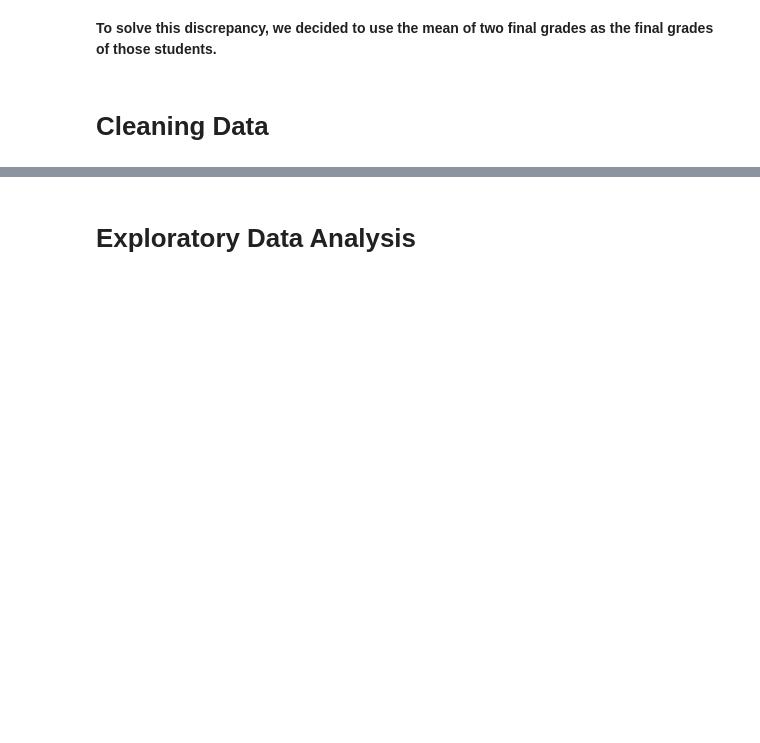
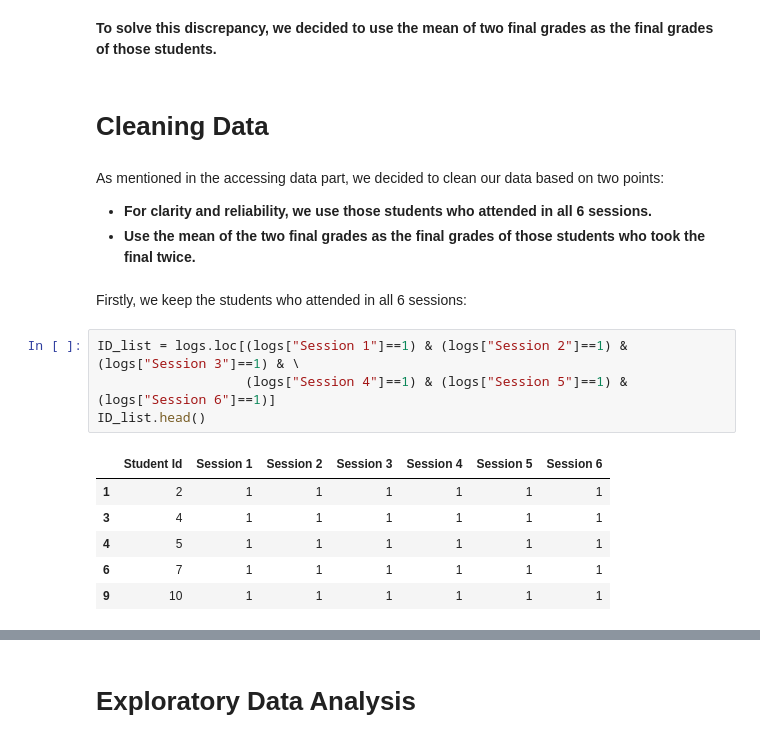
Before and after one commit to ZhenghaoXiao32/educational-process-mining, a Jupyter notebook: educational_process_mining.ipynb, the cells around one changed output, grey strips where cells are left out. Saved outputs shown, nothing was run; the diff lists cells and outputs as text; blank space fills up the shorter version.

```diff
--- a/educational_process_mining.ipynb
+++ b/educational_process_mining.ipynb
@@ -252,3 +252,21 @@ common_member(attend_1st_id, attend_2nd_id)
 **To solve this discrepancy, we decided to use the mean of two final grades as the final grades of those students.**
 # %% [markdown]
 # Cleaning Data
+# %% [markdown]
+As mentioned in the accessing data part, we decided to clean our data based on two points:
+
+* **For clarity and reliability, we use those students who attended in all 6 sessions.**
+* **Use the mean of the two final grades as the final grades of those students who took the final twice.**
+# %% [markdown]
+Firstly, we keep the students who attended in all 6 sessions:
+# %%
+ID_list = logs.loc[(logs["Session 1"]==1) & (logs["Session 2"]==1) & (logs["Session 3"]==1) & \
+                   (logs["Session 4"]==1) & (logs["Session 5"]==1) & (logs["Session 6"]==1)]
+ID_list.head()
+# %% [output]
+|  | Student Id | Session 1 | Session 2 | Session 3 | Session 4 | Session 5 | Session 6 |
+| 1 | 2 | 1 | 1 | 1 | 1 | 1 | 1 |
+| 3 | 4 | 1 | 1 | 1 | 1 | 1 | 1 |
+| 4 | 5 | 1 | 1 | 1 | 1 | 1 | 1 |
+| 6 | 7 | 1 | 1 | 1 | 1 | 1 | 1 |
+| 9 | 10 | 1 | 1 | 1 | 1 | 1 | 1 |
```
Also changed, not shown: parts of 22 cells of this notebook, 1 other file.
